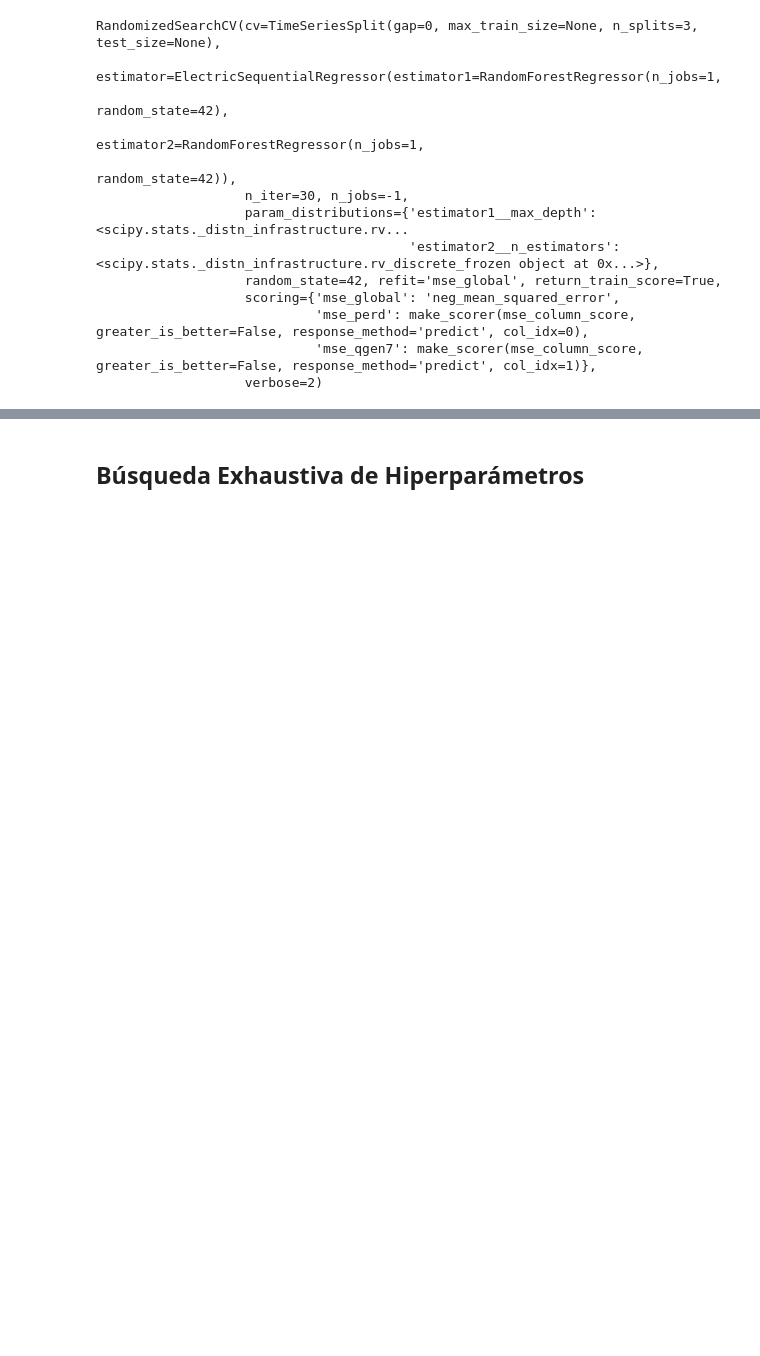
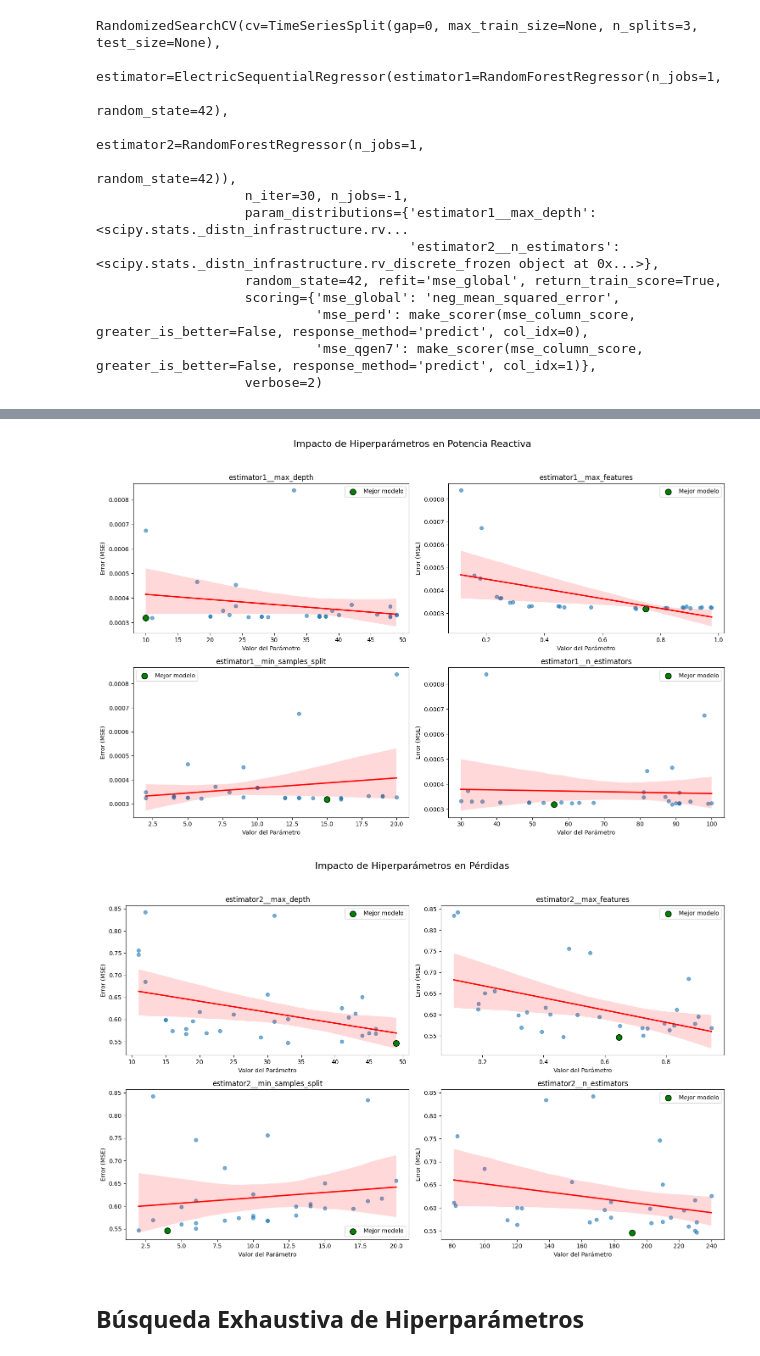
Before and after one commit to danilr16/TFG_Smart_Grids, a Jupyter notebook: Proyecto/entrenamiento/ElectricSequentialRegressorTrain.ipynb, the cells around one changed output, grey strips where cells are left out. Saved outputs shown, nothing was run; the diff lists cells and outputs as text; code cells hidden in the pictures; blank space fills up the shorter version.

```diff
--- a/Proyecto/entrenamiento/ElectricSequentialRegressorTrain.ipynb
+++ b/Proyecto/entrenamiento/ElectricSequentialRegressorTrain.ipynb
@@ -70,5 +76,6 @@ RandomizedSearchCV(cv=TimeSeriesSplit(gap=0, max_train_size=None, n_splits=3, te
 # %%
 best_random_model = random_search.best_estimator_
 print('MSE: ' + str(random_search.best_score_))
-pd.DataFrame(random_search.cv_results_).loc[:, ['param_estimator1__max_depth', 'param_estimator1__max_features', 'param_estimator1__min_samples_split', 'param_estimator1__n_estimators', 'param_estimator2__max_depth', 'param_estimator2__max_features', 'param_estimator2__min_samples_split', 'param_estimator2__n_estimators', 'mean_test_mse_global', 'mean_test_mse_perd', 'mean_test_mse_qgen7']]
+random_results = pd.DataFrame(random_search.cv_results_)
+random_results.loc[:, ['param_estimator1__max_depth', 'param_estimator1__max_features', 'param_estimator1__min_samples_split', 'param_estimator1__n_estimators', 'param_estimator2__max_depth', 'param_estimator2__max_features', 'param_estimator2__min_samples_split', 'param_estimator2__n_estimators', 'mean_test_mse_global', 'mean_test_mse_perd', 'mean_test_mse_qgen7']]
 # %% [output]
@@ -104,3 +113,37 @@ pd.DataFrame(random_data_score, columns=['PERD', 'QGEN7'], index=['MAE', 'MAPE',
+# %%
+def plot_params_vs_mse(results, target_error_col, estimator_prefix, param_cols, title):
+    est_params = [c for c in param_cols if estimator_prefix in c]
+
+    n_cols = 2
+    n_rows = math.ceil(len(est_params) / n_cols)
+
+    fig, axes = plt.subplots(n_rows, n_cols, figsize=(15, 5 * n_rows))
+    fig.suptitle(f'Impacto de Hiperparámetros en {title}', fontsize=16)
+    axes = axes.flatten()
+
+    for i, param in enumerate(est_params):
+        x_data = results[param].astype(float)
+        y_data = -results[target_error_col]
+
+        sns.regplot(x=x_data, y=y_data, ax=axes[i], scatter_kws={'alpha':0.6}, line_kws={'color':'red'})
+
+        best_idx = y_data.idxmin()
+        axes[i].scatter(x_data[best_idx], y_data[best_idx], c='green', s=100, label='Mejor modelo', edgecolors='black')
+
+        axes[i].set_title(param.replace('param_', ''))
+        axes[i].set_xlabel('Valor del Parámetro')
+        axes[i].set_ylabel('Error (MSE)')
+        axes[i].legend()
+
+    plt.tight_layout(rect=[0, 0.03, 1, 0.95])
+    plt.show()
+
+random_param_cols = [p for p in random_results if 'param_' in p]
+plot_params_vs_mse(random_results, 'mean_test_mse_qgen7', 'estimator1', random_param_cols, 'Potencia Reactiva')
+plot_params_vs_mse(random_results, 'mean_test_mse_perd', 'estimator2', random_param_cols, 'Pérdidas')
+# %% [output]
+[figure, added]
+[figure, added]
 # %% [markdown]
 <h2>Búsqueda Exhaustiva de Hiperparámetros</h2>
 # %%
```
Also changed, not shown: parts of 8 cells of this notebook.
